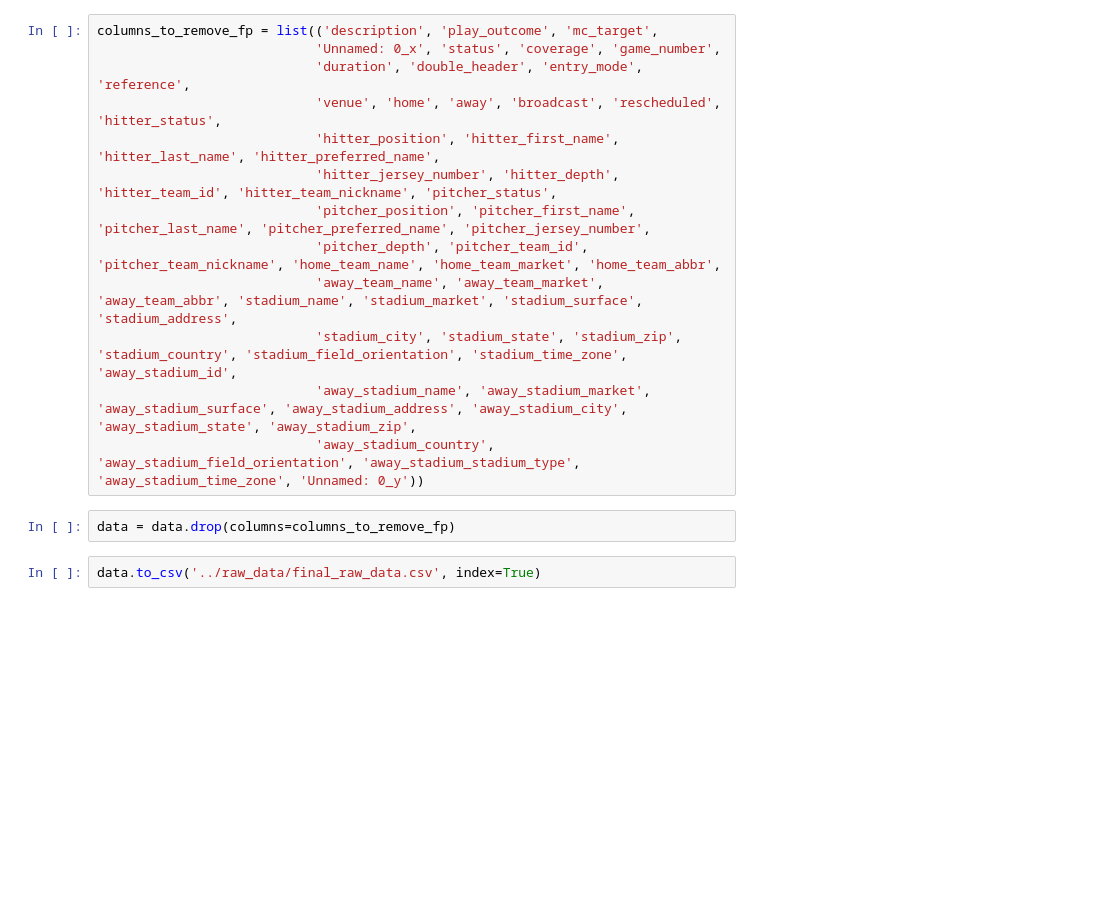
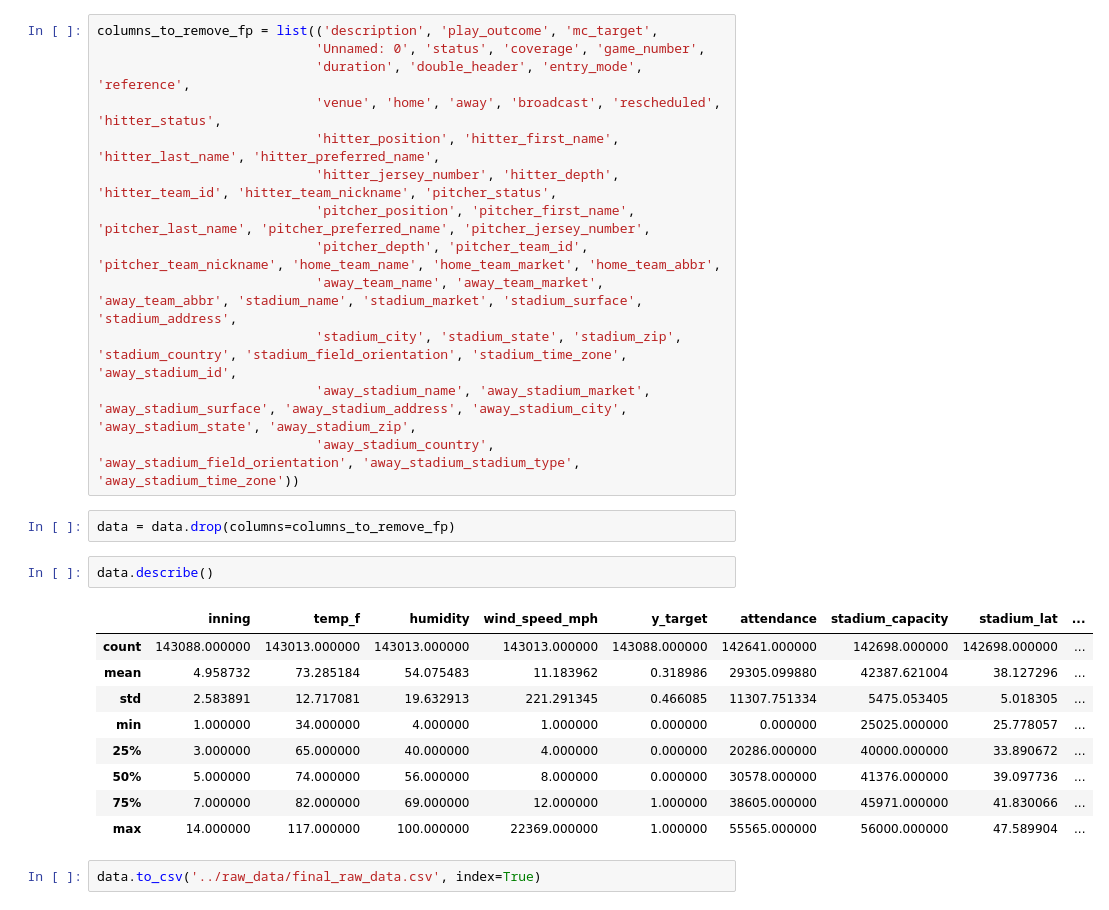
Before and after one commit to Scavo1225/mlb-at-bat-predictor, a Jupyter notebook: notebooks/feature_engineering_dataset.ipynb, the cells around one changed output. Drawn from its saved outputs; the diff is of its cells as text; blank space fills up the shorter version.

```diff
--- a/notebooks/feature_engineering_dataset.ipynb
+++ b/notebooks/feature_engineering_dataset.ipynb
@@ -117,7 +110,7 @@ data.duplicated().sum()
 0
 # %%
 columns_to_remove_fp = list(('description', 'play_outcome', 'mc_target',
-                            'Unnamed: 0_x', 'status', 'coverage', 'game_number',
+                            'Unnamed: 0', 'status', 'coverage', 'game_number',
                             'duration', 'double_header', 'entry_mode', 'reference',
                             'venue', 'home', 'away', 'broadcast', 'rescheduled', 'hitter_status',
                             'hitter_position', 'hitter_first_name', 'hitter_last_name', 'hitter_preferred_name',
@@ -127,8 +120,20 @@ columns_to_remove_fp = list(('description', 'play_outcome', 'mc_target',
                             'away_team_name', 'away_team_market', 'away_team_abbr', 'stadium_name', 'stadium_market', 'stadium_surface', 'stadium_address',
                             'stadium_city', 'stadium_state', 'stadium_zip', 'stadium_country', 'stadium_field_orientation', 'stadium_time_zone', 'away_stadium_id',
                             'away_stadium_name', 'away_stadium_market', 'away_stadium_surface', 'away_stadium_address', 'away_stadium_city', 'away_stadium_state', 'away_stadium_zip',
-                            'away_stadium_country', 'away_stadium_field_orientation', 'away_stadium_stadium_type', 'away_stadium_time_zone', 'Unnamed: 0_y'))
+                            'away_stadium_country', 'away_stadium_field_orientation', 'away_stadium_stadium_type', 'away_stadium_time_zone'))
 # %%
 data = data.drop(columns=columns_to_remove_fp)
+# %%
+data.describe()
+# %% [output]
+|  | inning | temp_f | humidity | wind_speed_mph | y_target | attendance | stadium_capacity | stadium_lat | ... |
+| count | 143088.000000 | 143013.000000 | 143013.000000 | 143013.000000 | 143088.000000 | 142641.000000 | 142698.000000 | 142698.000000 | ... |
+| mean | 4.958732 | 73.285184 | 54.075483 | 11.183962 | 0.318986 | 29305.099880 | 42387.621004 | 38.127296 | ... |
+| std | 2.583891 | 12.717081 | 19.632913 | 221.291345 | 0.466085 | 11307.751334 | 5475.053405 | 5.018305 | ... |
+| min | 1.000000 | 34.000000 | 4.000000 | 1.000000 | 0.000000 | 0.000000 | 25025.000000 | 25.778057 | ... |
+| 25% | 3.000000 | 65.000000 | 40.000000 | 4.000000 | 0.000000 | 20286.000000 | 40000.000000 | 33.890672 | ... |
+| 50% | 5.000000 | 74.000000 | 56.000000 | 8.000000 | 0.000000 | 30578.000000 | 41376.000000 | 39.097736 | ... |
+| 75% | 7.000000 | 82.000000 | 69.000000 | 12.000000 | 1.000000 | 38605.000000 | 45971.000000 | 41.830066 | ... |
+| max | 14.000000 | 117.000000 | 100.000000 | 22369.000000 | 1.000000 | 55565.000000 | 56000.000000 | 47.589904 | ... |
 # %%
 data.to_csv('../raw_data/final_raw_data.csv', index=True)
```
Also changed, not shown: parts of 5 cells of this notebook, 1 other file.
